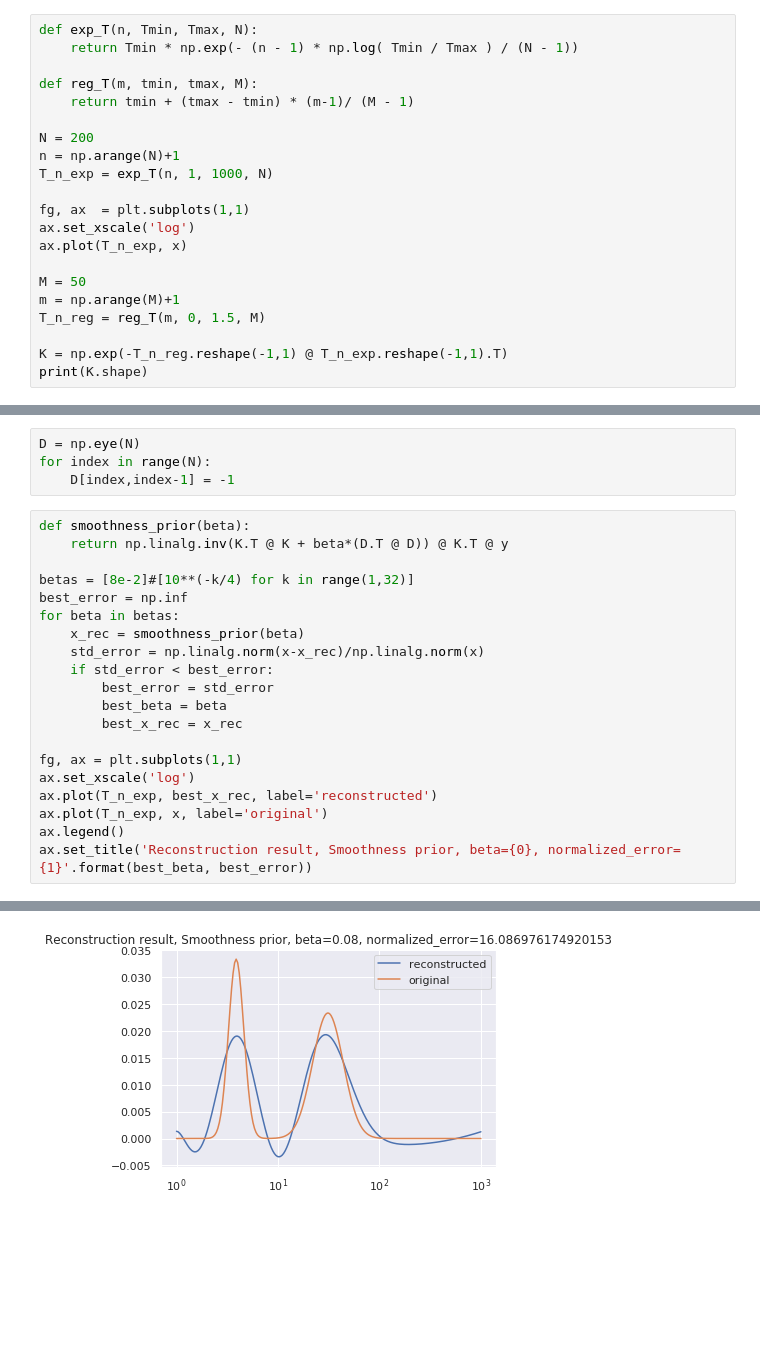
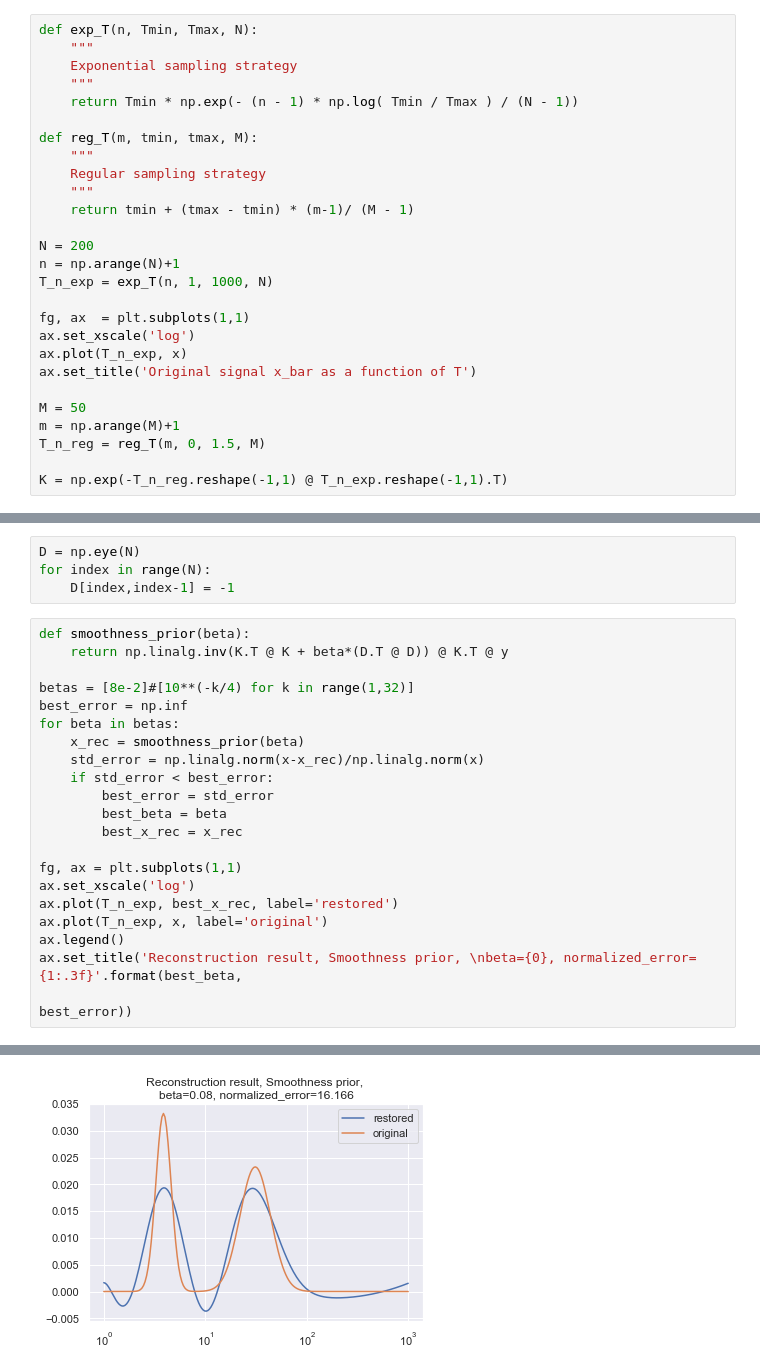
Before and after one commit to EmmanuelJhno/LabsLargeScaleDistributedOptimization, a Jupyter notebook: LSD_TPn2_1_Jehanno_Rauby.ipynb, the cells around one changed output, grey strips where cells are left out. Cells and saved outputs as stored; diff of their text form; blank space fills up the shorter version.

```diff
--- a/LSD_TPn2_1_Jehanno_Rauby.ipynb
+++ b/LSD_TPn2_1_Jehanno_Rauby.ipynb
@@ -12,8 +17,14 @@ x = np.asarray(df)
 # %%
 def exp_T(n, Tmin, Tmax, N):
+    """
+    Exponential sampling strategy
+    """
     return Tmin * np.exp(- (n - 1) * np.log( Tmin / Tmax ) / (N - 1))
 
 def reg_T(m, tmin, tmax, M):
+    """
+    Regular sampling strategy
+    """
     return tmin + (tmax - tmin) * (m-1)/ (M - 1)
 
 N = 200
@@ -23,11 +34,11 @@ T_n_exp = exp_T(n, 1, 1000, N)
 fg, ax  = plt.subplots(1,1)
 ax.set_xscale('log')
 ax.plot(T_n_exp, x)
+ax.set_title('Original signal x_bar as a function of T')
 
 M = 50
 m = np.arange(M)+1
 T_n_reg = reg_T(m, 0, 1.5, M)
 
 K = np.exp(-T_n_reg.reshape(-1,1) @ T_n_exp.reshape(-1,1).T)
-print(K.shape)
 # %% [output]
@@ -83,8 +95,9 @@ for beta in betas:
 
 fg, ax = plt.subplots(1,1)
 ax.set_xscale('log')
-ax.plot(T_n_exp, best_x_rec, label='reconstructed')
+ax.plot(T_n_exp, best_x_rec, label='restored')
 ax.plot(T_n_exp, x, label='original')
 ax.legend()
-ax.set_title('Reconstruction result, Smoothness prior, beta={0}, normalized_error={1}'.format(best_beta, best_error))
+ax.set_title('Reconstruction result, Smoothness prior, \nbeta={0}, normalized_error={1:.3f}'.format(best_beta,
+                                                                                              best_error))
 # %% [output]
@@ -92 +105 @@ Text(0.5, 1.0, 'Reconstruction result, Smoothness prior, beta=0.08, normalized_e
-[figure, old version]
+[figure, new version]
```
Also changed, not shown: parts of 22 cells of this notebook.
